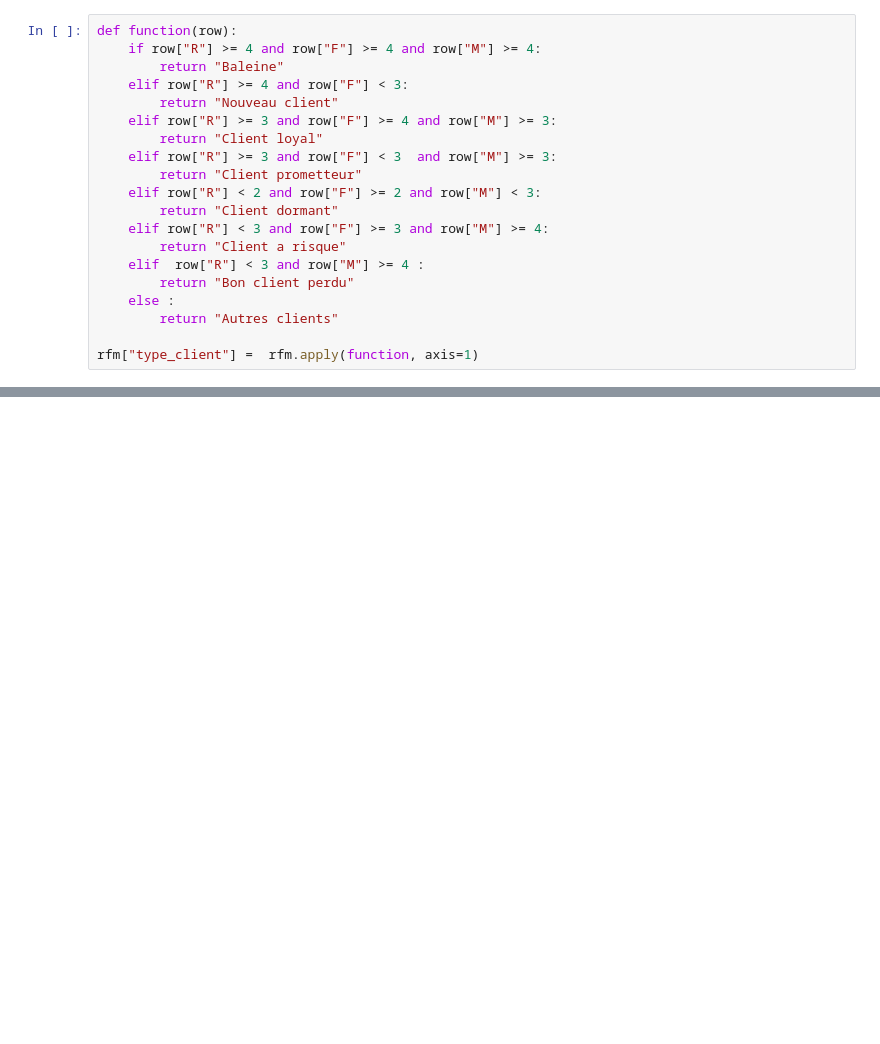
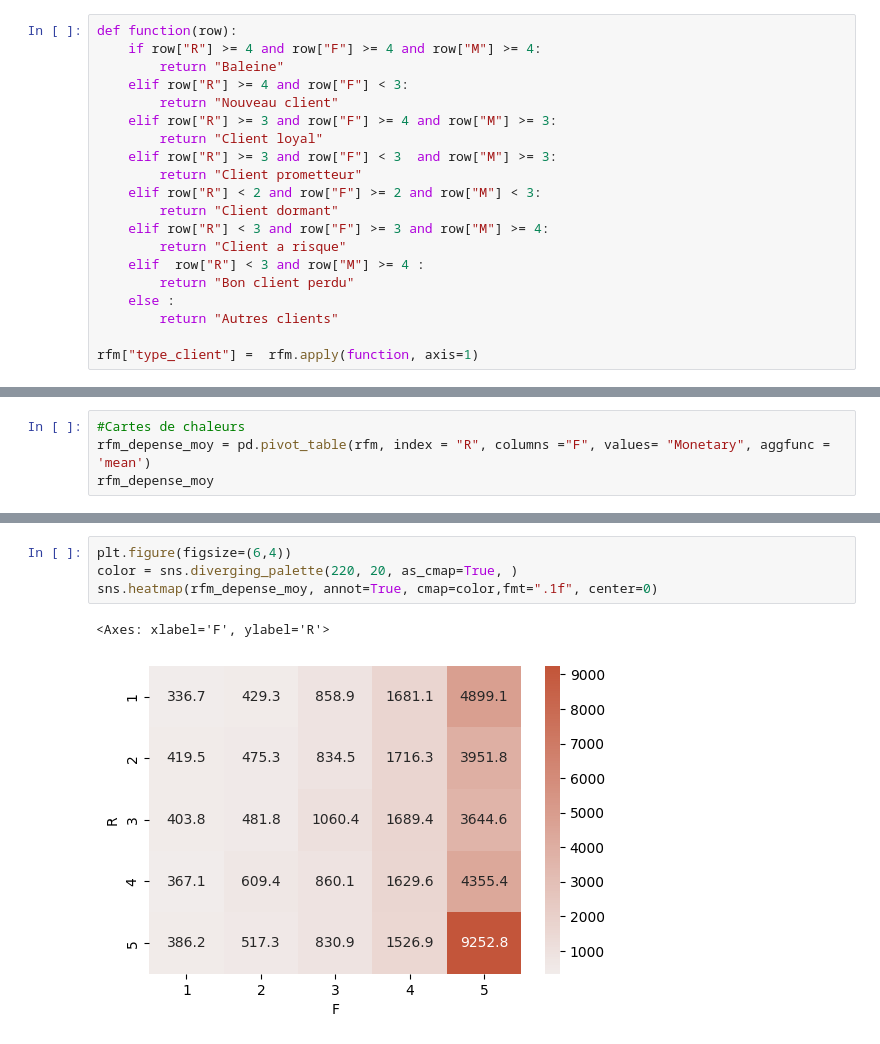
Before and after one commit to Flockyy/RFM, a Jupyter notebook: rfm_j.ipynb, the cells around one changed output, grey strips where cells are left out. Cells and saved outputs as stored; diff of their text form; blank space fills up the shorter version.

```diff
--- a/rfm_j.ipynb
+++ b/rfm_j.ipynb
@@ -94,0 +120,4 @@ rfm.head(10)
+# %%
+#Cartes de chaleurs
+rfm_depense_moy = pd.pivot_table(rfm, index = "R", columns ="F", values= "Monetary", aggfunc = 'mean')
+rfm_depense_moy
@@ -94,0 +132,7 @@ rfm.head(10)
+# %%
+plt.figure(figsize=(6,4))
+color = sns.diverging_palette(220, 20, as_cmap=True, )
+sns.heatmap(rfm_depense_moy, annot=True, cmap=color,fmt=".1f", center=0)
+# %% [output]
+<Axes: xlabel='F', ylabel='R'>
+[figure, added]
```
Also changed, not shown: parts of 6 cells of this notebook.
